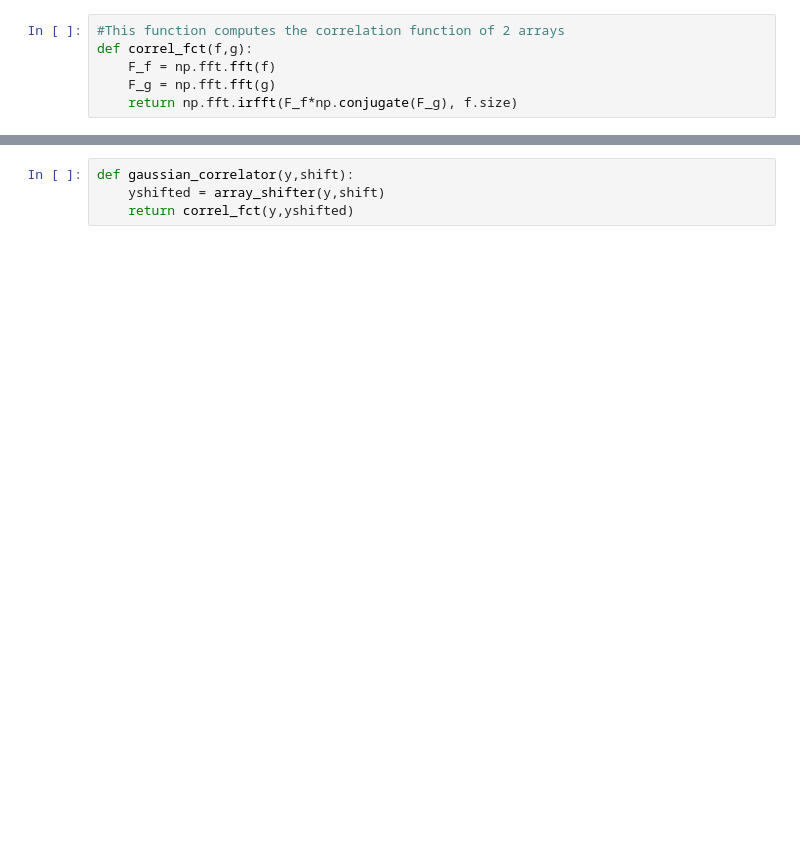
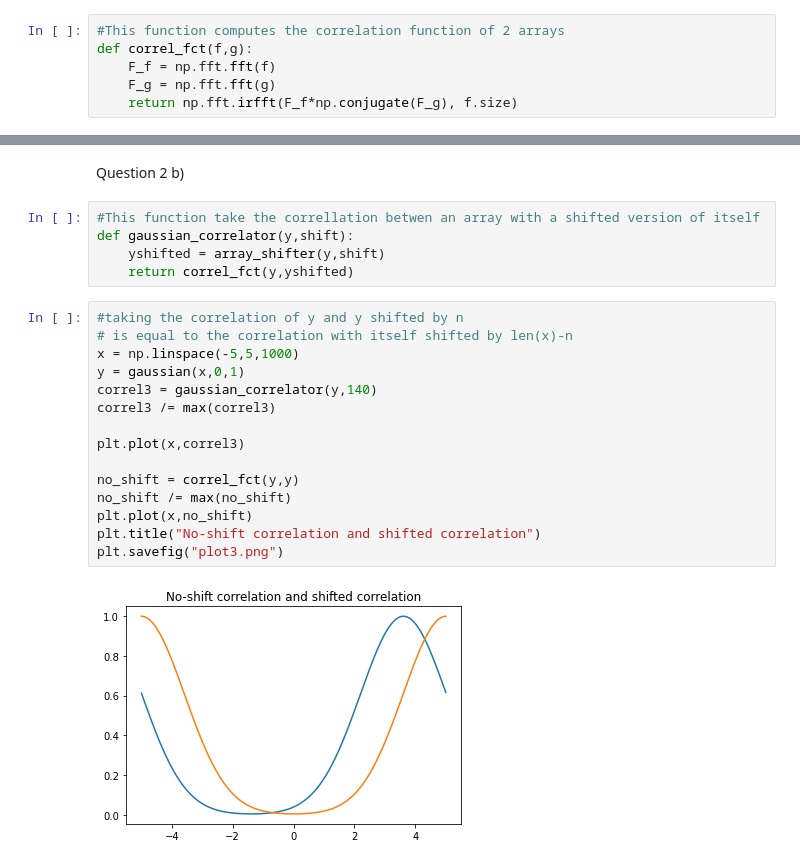
Before and after one commit to n-desjardins/phys512-2022, a Jupyter notebook: PSET6/pset6_notebook.ipynb, the cells around one changed output, grey strips where cells are left out. Cells and saved outputs as stored; diff of their text form; blank space fills up the shorter version.

```diff
--- a/PSET6/pset6_notebook.ipynb
+++ b/PSET6/pset6_notebook.ipynb
@@ -34,4 +64,24 @@ def correl_fct(f,g):
+# %% [markdown]
+Question 2 b)
 # %%
+#This function take the correllation betwen an array with a shifted version of itself
 def gaussian_correlator(y,shift):
     yshifted = array_shifter(y,shift)
     return correl_fct(y,yshifted)
+# %%
+#taking the correlation of y and y shifted by n
+# is equal to the correlation with itself shifted by len(x)-n
+x = np.linspace(-5,5,1000)
+y = gaussian(x,0,1)
+correl3 = gaussian_correlator(y,140)
+correl3 /= max(correl3)
+
+plt.plot(x,correl3)
+
+no_shift = correl_fct(y,y)
+no_shift /= max(no_shift)
+plt.plot(x,no_shift)
+plt.title("No-shift correlation and shifted correlation")
+plt.savefig("plot3.png")
+# %% [output]
+[figure, added]
```
Also changed, not shown: parts of 27 cells of this notebook, 11 other files.
